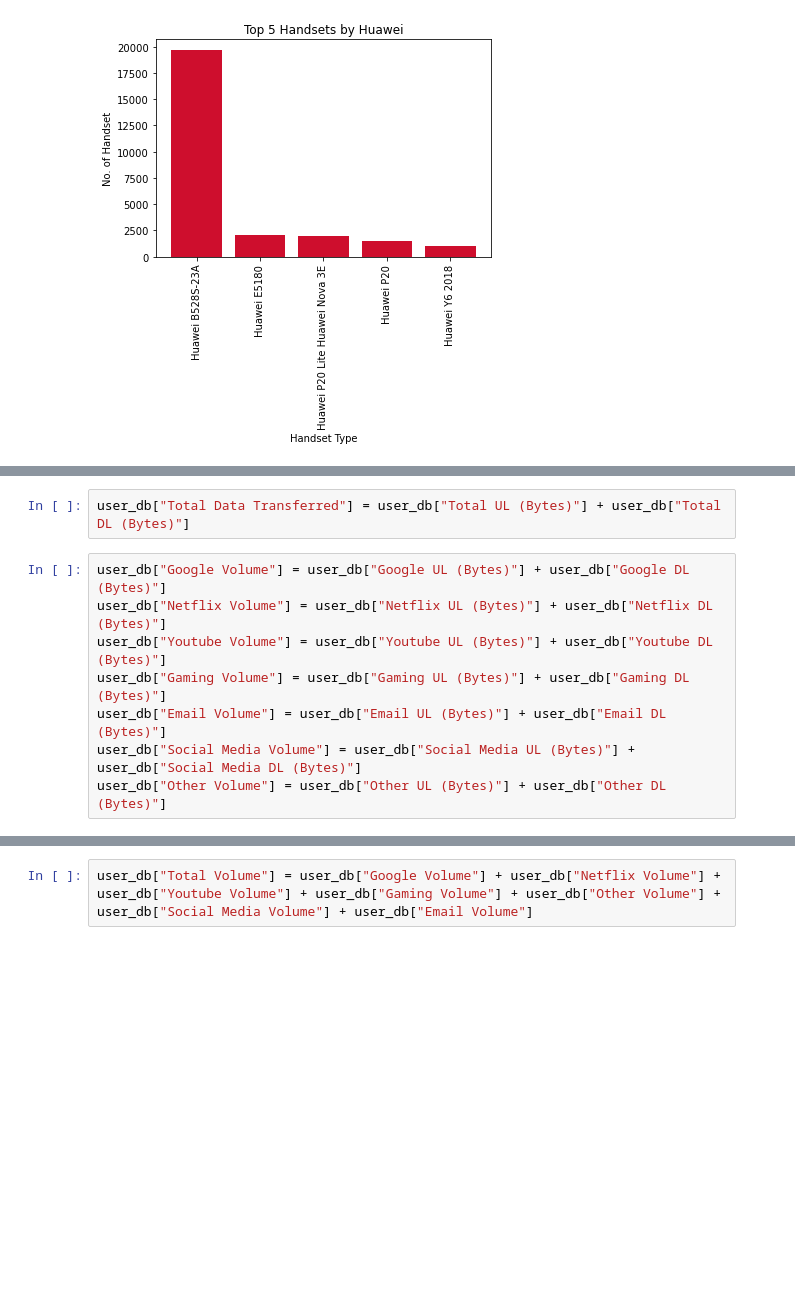
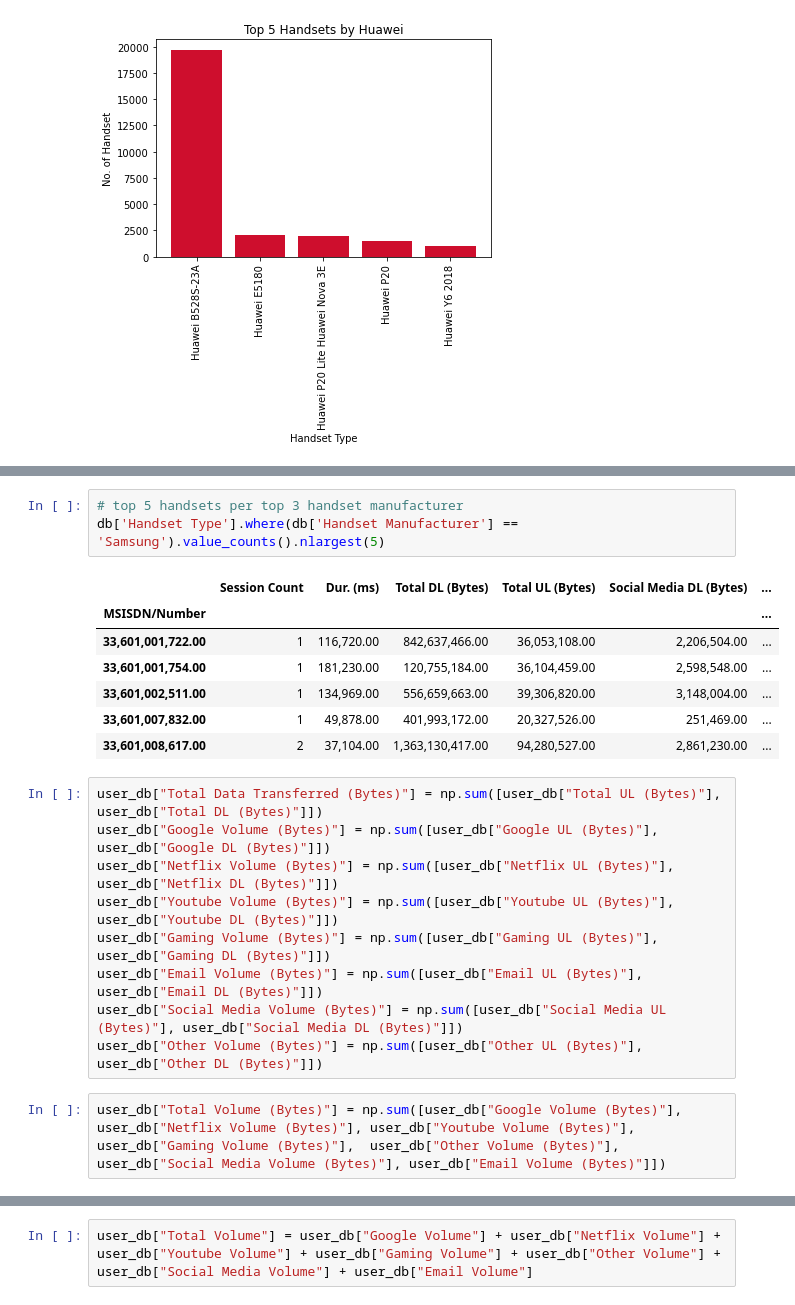
Before and after one commit to DiyeMark/User-Analytics-Telecommunication-Industry, a Jupyter notebook: notebooks/user-overview-analysis.ipynb, the cells around one changed output, grey strips where cells are left out. Saved outputs shown, nothing was run; the diff lists cells and outputs as text; blank space fills up the shorter version.

```diff
--- a/notebooks/user-overview-analysis.ipynb
+++ b/notebooks/user-overview-analysis.ipynb
@@ -282,10 +397,22 @@ user_db.head()
-# %%
-user_db["Total Data Transferred"] = user_db["Total UL (Bytes)"] + user_db["Total DL (Bytes)"]
+# %%
+# top 5 handsets per top 3 handset manufacturer
+db['Handset Type'].where(db['Handset Manufacturer'] == 'Samsung').value_counts().nlargest(5)
+# %% [output]
+|  | Session Count | Dur. (ms) | Total DL (Bytes) | Total UL (Bytes) | Social Media DL (Bytes) | ... |
+| MSISDN/Number |  |  |  |  |  | ... |
+| 33,601,001,722.00 | 1 | 116,720.00 | 842,637,466.00 | 36,053,108.00 | 2,206,504.00 | ... |
+| 33,601,001,754.00 | 1 | 181,230.00 | 120,755,184.00 | 36,104,459.00 | 2,598,548.00 | ... |
+| 33,601,002,511.00 | 1 | 134,969.00 | 556,659,663.00 | 39,306,820.00 | 3,148,004.00 | ... |
+| 33,601,007,832.00 | 1 | 49,878.00 | 401,993,172.00 | 20,327,526.00 | 251,469.00 | ... |
+| 33,601,008,617.00 | 2 | 37,104.00 | 1,363,130,417.00 | 94,280,527.00 | 2,861,230.00 | ... |
 # %%
-user_db["Google Volume"] = user_db["Google UL (Bytes)"] + user_db["Google DL (Bytes)"]
-user_db["Netflix Volume"] = user_db["Netflix UL (Bytes)"] + user_db["Netflix DL (Bytes)"]
-user_db["Youtube Volume"] = user_db["Youtube UL (Bytes)"] + user_db["Youtube DL (Bytes)"]
-user_db["Gaming Volume"] = user_db["Gaming UL (Bytes)"] + user_db["Gaming DL (Bytes)"]
-user_db["Email Volume"] = user_db["Email UL (Bytes)"] + user_db["Email DL (Bytes)"]
-user_db["Social Media Volume"] = user_db["Social Media UL (Bytes)"] + user_db["Social Media DL (Bytes)"]
-user_db["Other Volume"] = user_db["Other UL (Bytes)"] + user_db["Other DL (Bytes)"]
+user_db["Total Data Transferred (Bytes)"] = np.sum([user_db["Total UL (Bytes)"], user_db["Total DL (Bytes)"]])
+user_db["Google Volume (Bytes)"] = np.sum([user_db["Google UL (Bytes)"], user_db["Google DL (Bytes)"]])
+user_db["Netflix Volume (Bytes)"] = np.sum([user_db["Netflix UL (Bytes)"], user_db["Netflix DL (Bytes)"]])
+user_db["Youtube Volume (Bytes)"] = np.sum([user_db["Youtube UL (Bytes)"], user_db["Youtube DL (Bytes)"]])
+user_db["Gaming Volume (Bytes)"] = np.sum([user_db["Gaming UL (Bytes)"], user_db["Gaming DL (Bytes)"]])
+user_db["Email Volume (Bytes)"] = np.sum([user_db["Email UL (Bytes)"], user_db["Email DL (Bytes)"]])
+user_db["Social Media Volume (Bytes)"] = np.sum([user_db["Social Media UL (Bytes)"], user_db["Social Media DL (Bytes)"]])
+user_db["Other Volume (Bytes)"] = np.sum([user_db["Other UL (Bytes)"], user_db["Other DL (Bytes)"]])
+# %%
+user_db["Total Volume (Bytes)"] = np.sum([user_db["Google Volume (Bytes)"], user_db["Netflix Volume (Bytes)"], user_db["Youtube Volume (Bytes)"], user_db["Gaming Volume (Bytes)"],  user_db["Other Volume (Bytes)"],  user_db["Social Media Volume (Bytes)"], user_db["Email Volume (Bytes)"]])
```
Also changed, not shown: parts of 19 cells of this notebook.
